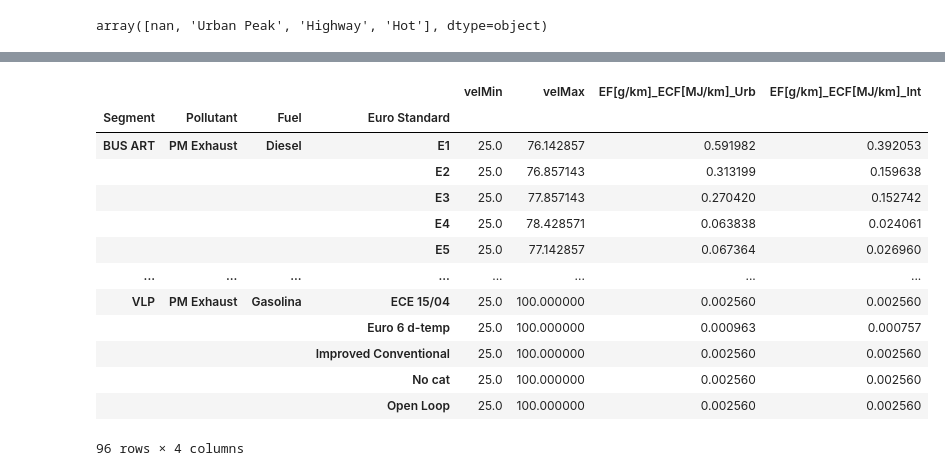
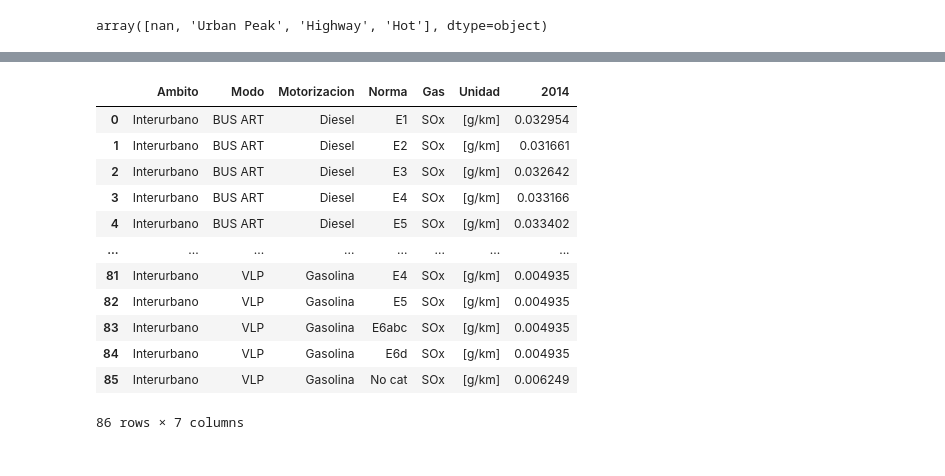
Before and after one commit to Ignvz/copert_5, a Jupyter notebook: Factores_emision.ipynb, the cells around one changed output, grey strips where cells are left out. Cells and saved outputs as stored; diff of their text form; code cells hidden in the pictures.

```diff
--- a/Factores_emision.ipynb
+++ b/Factores_emision.ipynb
@@ -79,13 +79,3 @@ df = df.loc[(df["Mode"] == "Highway") | (df["Mode"].isnull()) | (df["Mode"] == "
 df["Mode"].unique()
 # %% [output]
 array([nan, 'Urban Peak', 'Highway', 'Hot'], dtype=object)
-# %%
-#Seteando velocidad
-velMin = 25
-velMax = 80
-df["velMin"] = velMin
-df["velMax"] = velMax
-df["velMax"] = np.where(df["Max Speed [km/h]"] < velMax, #mayor que el valor max
-                       df["Max Speed [km/h]"], velMax)
-df["velMin"] = np.where(df["Min Speed [km/h]"] > velMin, #menor que el valor min
-                       df["Min Speed [km/h]"], velMin)
@@ -109,6 +116,17 @@ df.loc[df['Euro Standard'] == 'Euro VI A/B/C', 'Euro Standard'] = 'E6abc' #al pa
 df.loc[df['Euro Standard'] == 'Euro VI D/E', 'Euro Standard'] = 'E6d'
 df.loc[df['Fuel'] == 'Petrol', 'Fuel'] = 'Gasolina'
 #df.to_excel('C5_reducido_prueba.xlsx',index = False)
+# %%
+df = df.loc[
+    (df["Euro Standard"] == "No cat") |
+    (df["Euro Standard"] == "E1") |
+    (df["Euro Standard"] == "E2") |
+    (df["Euro Standard"] == "E3") |
+    (df["Euro Standard"] == "E4") |
+    (df["Euro Standard"] == "E5") |
+    (df["Euro Standard"] == "E6abc") |
+    (df["Euro Standard"] == "E6d")
+]
 # %%
 df = df.loc[
             #Todo lo en blanco
@@ -198,23 +274,39 @@ dfCO2.to_excel('CO2_reducido.xlsx',index = False)
 # %%
-gk = df.groupby(["Segment", "Pollutant", "Fuel", 'Euro Standard']).mean()
+gk = df.groupby(["Segment", "Pollutant", "Fuel", 'Euro Standard'],as_index=False).mean()
 gk[["EF[g/km]_ECF[MJ/km]_Urb","EF[g/km]_ECF[MJ/km]_Int", "velMax", "velMin"]].to_excel("Resumen_categoria_combustible.xlsx",index = True)
 #df.to_excel('C5_reducido_prueba.xlsx',index = False)
 #df2 = pd.read_excel('PM_reducido.xlsx')
-gk2 = dfCO2.groupby(["Segment", "Pollutant", "Fuel", 'Euro Standard']).mean()
+gk2 = dfCO2.groupby(["Segment", "Pollutant", "Fuel", 'Euro Standard'],as_index=False).mean()
 #gk2.to_excel("ResumenCO2.xlsx", index=True)
-gk[["velMin", "velMax", "EF[g/km]_ECF[MJ/km]_Urb", "EF[g/km]_ECF[MJ/km]_Int"]]
+#gk[["velMin", "velMax", "EF[g/km]_ECF[MJ/km]_Urb", "EF[g/km]_ECF[MJ/km]_Int"]]
+
+kmLt = gk2.iloc[:,[0,2,3,25,28]]
+emCO2 = gk2.iloc[:,[0,2,3,26,29]]
+emSOx = gk2.iloc[:,[0,2,3,27,30]]
+emSOx["Gas"] = "SOx"
+emSOx["Unidad"] = "[g/km]"
+emSOx_urb = emSOx.iloc[:,[0,1,2,3,5,6]]
+emSOx_int = emSOx.iloc[:,[0,1,2,4,5,6]]
+emSOx_urb["Ambito"] = "Urbano"
+emSOx_int["Ambito"] = "Interurbano"
+emSOx_urb.columns = ["Modo","Motorizacion", "Norma", "2014", "Gas", "Unidad", "Ambito"]
+emSOx_urb = emSOx_urb[["Ambito", "Modo", "Motorizacion", "Norma", "Gas", "Unidad", "2014"]]
+emSOx_urb
+emSOx_int.columns = ["Modo","Motorizacion", "Norma", "2014", "Gas", "Unidad", "Ambito"]
+emSOx_int = emSOx_int[["Ambito", "Modo", "Motorizacion", "Norma", "Gas", "Unidad", "2014"]]
+emSOx_int
+#(df[df["Segment"]=="CAM PES"]["Max Speed [km/h]"])
 # %% [output]
-|  |  |  |  | velMin | velMax | EF[g/km]_ECF[MJ/km]_Urb | EF[g/km]_ECF[MJ/km]_Int |
-| Segment | Pollutant | Fuel | Euro Standard |  |  |  |  |
-| BUS ART | PM Exhaust | Diesel | E1 | 25.0 | 76.142857 | 0.591982 | 0.392053 |
-|  |  |  | E2 | 25.0 | 76.857143 | 0.313199 | 0.159638 |
-|  |  |  | E3 | 25.0 | 77.857143 | 0.270420 | 0.152742 |
-|  |  |  | E4 | 25.0 | 78.428571 | 0.063838 | 0.024061 |
-|  |  |  | E5 | 25.0 | 77.142857 | 0.067364 | 0.026960 |
+|  | Ambito | Modo | Motorizacion | Norma | Gas | Unidad | 2014 |
+| 0 | Interurbano | BUS ART | Diesel | E1 | SOx | [g/km] | 0.032954 |
+| 1 | Interurbano | BUS ART | Diesel | E2 | SOx | [g/km] | 0.031661 |
+| 2 | Interurbano | BUS ART | Diesel | E3 | SOx | [g/km] | 0.032642 |
+| 3 | Interurbano | BUS ART | Diesel | E4 | SOx | [g/km] | 0.033166 |
+| 4 | Interurbano | BUS ART | Diesel | E5 | SOx | [g/km] | 0.033402 |
 | ... | ... | ... | ... | ... | ... | ... | ... |
-| VLP | PM Exhaust | Gasolina | ECE 15/04 | 25.0 | 100.000000 | 0.002560 | 0.002560 |
-|  |  |  | Euro 6 d-temp | 25.0 | 100.000000 | 0.000963 | 0.000757 |
-|  |  |  | Improved Conventional | 25.0 | 100.000000 | 0.002560 | 0.002560 |
-|  |  |  | No cat | 25.0 | 100.000000 | 0.002560 | 0.002560 |
-|  |  |  | Open Loop | 25.0 | 100.000000 | 0.002560 | 0.002560 |
+| 81 | Interurbano | VLP | Gasolina | E4 | SOx | [g/km] | 0.004935 |
+| 82 | Interurbano | VLP | Gasolina | E5 | SOx | [g/km] | 0.004935 |
+| 83 | Interurbano | VLP | Gasolina | E6abc | SOx | [g/km] | 0.004935 |
+| 84 | Interurbano | VLP | Gasolina | E6d | SOx | [g/km] | 0.004935 |
+| 85 | Interurbano | VLP | Gasolina | No cat | SOx | [g/km] | 0.006249 |
-96 rows × 4 columns
+86 rows × 7 columns
```
Also changed, not shown: parts of 9 cells of this notebook, 10 other files.
